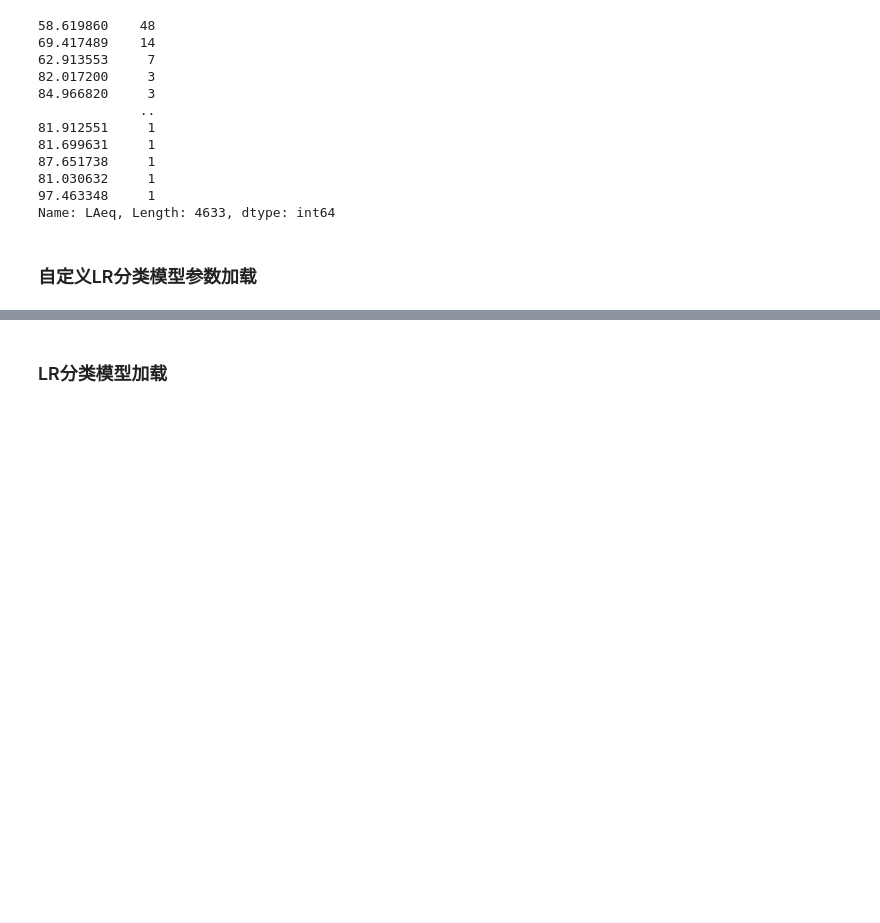
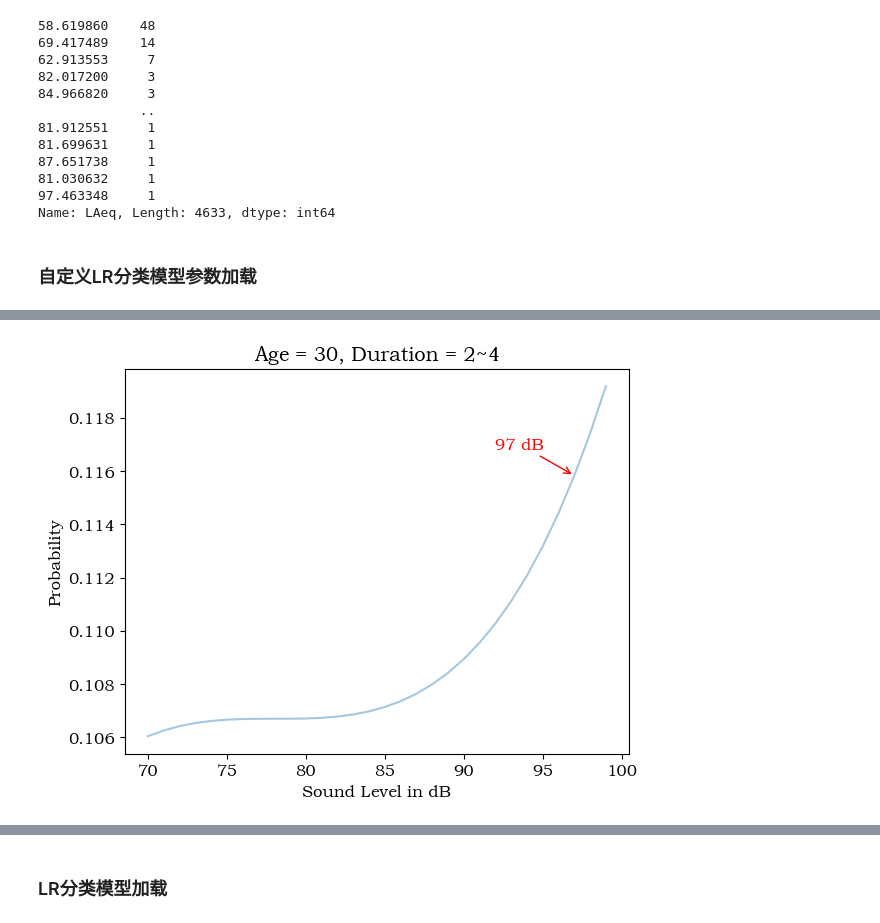
Before and after one commit to LewisBase/occupational_health_system_v2, a Jupyter notebook: examples/NOISH_1998_studying-01_26/NIHL_probability_analysis.ipynb, the cells around one changed output, grey strips where cells are left out. Cells and saved outputs as stored; diff of their text form; code cells hidden in the pictures; blank space fills up the shorter version.

```diff
--- a/examples/NOISH_1998_studying-01_26/NIHL_probability_analysis.ipynb
+++ b/examples/NOISH_1998_studying-01_26/NIHL_probability_analysis.ipynb
@@ -225,10 +326,3 @@ China_experiment_group_df.LAeq.value_counts()
 Name: LAeq, Length: 4633, dtype: int64
 # %% [markdown]
 ### 自定义LR分类模型参数加载
-# %%
-China_udlr_model = pickle.load(open(models_path / f"Chinese_experiment_group_udlr-_classifier_model.pkl", "rb"))
-China_udlr_model = pickle.load(open(models_path / f"NOISH_experiment_group_udlr-_classifier_model.pkl", "rb"))
-
-best_params_estimated = China_udlr_model[0]
-best_L_control = China_udlr_model[1]
-max_LAeq = China_udlr_model[2]
@@ -345,0 +329,77 @@ plt.show()
+# %%
+China_udlr_model = pickle.load(open(models_path / f"Chinese_experiment_group_udlr-_classifier_model.pkl", "rb"))
+
+best_params_estimated = China_udlr_model[0]
+best_L_control = China_udlr_model[1]
+max_LAeq = China_udlr_model[2]
+
+point_type = "2nd"
+
+udlr_res_plot(best_params_estimated=best_params_estimated,
+              best_L_control=best_L_control,
+              max_LAeq=max_LAeq,
+              age=30,
+              LAeq=np.arange(70,100),
+              duration=np.array([1,0,0]),
+              point_type=point_type)
+udlr_res_plot(best_params_estimated=best_params_estimated,
+              best_L_control=best_L_control,
+              max_LAeq=max_LAeq,
+              age=30,
+              LAeq=np.arange(70,100),
+              duration=np.array([0,1,0]),
+              point_type=point_type)
+udlr_res_plot(best_params_estimated=best_params_estimated,
+              best_L_control=best_L_control,
+              max_LAeq=max_LAeq,
+              age=30,
+              LAeq=np.arange(70,100),
+              duration=np.array([0,0,1]),
+              point_type=point_type)
+
+
+udlr_res_plot(best_params_estimated=best_params_estimated,
+              best_L_control=best_L_control,
+              max_LAeq=max_LAeq,
+              age=45,
+              LAeq=np.arange(70,100),
+              duration=np.array([1,0,0]),
+              point_type=point_type)
+udlr_res_plot(best_params_estimated=best_params_estimated,
+              best_L_control=best_L_control,
+              max_LAeq=max_LAeq,
+              age=45,
+              LAeq=np.arange(70,100),
+              duration=np.array([0,1,0]),
+              point_type=point_type)
+udlr_res_plot(best_params_estimated=best_params_estimated,
+              best_L_control=best_L_control,
+              max_LAeq=max_LAeq,
+              age=45,
+              LAeq=np.arange(70,100),
+              duration=np.array([0,0,1]),
+              point_type=point_type)
+
+
+udlr_res_plot(best_params_estimated=best_params_estimated,
+              best_L_control=best_L_control,
+              max_LAeq=max_LAeq,
+              age=65,
+              LAeq=np.arange(70,100),
+              duration=np.array([1,0,0]),
+              point_type=point_type)
+udlr_res_plot(best_params_estimated=best_params_estimated,
+              best_L_control=best_L_control,
+              max_LAeq=max_LAeq,
+              age=65,
+              LAeq=np.arange(70,100),
+              duration=np.array([0,1,0]),
+              point_type=point_type)
+udlr_res_plot(best_params_estimated=best_params_estimated,
+              best_L_control=best_L_control,
+              max_LAeq=max_LAeq,
+              age=65,
+              LAeq=np.arange(70,100),
+              duration=np.array([0,0,1]),
+              point_type=point_type)
+# %% [output]
@@ -345,0 +425 @@ plt.show()
+[figure, added]
```
Also changed, not shown: parts of 21 cells of this notebook, 2 other files.
